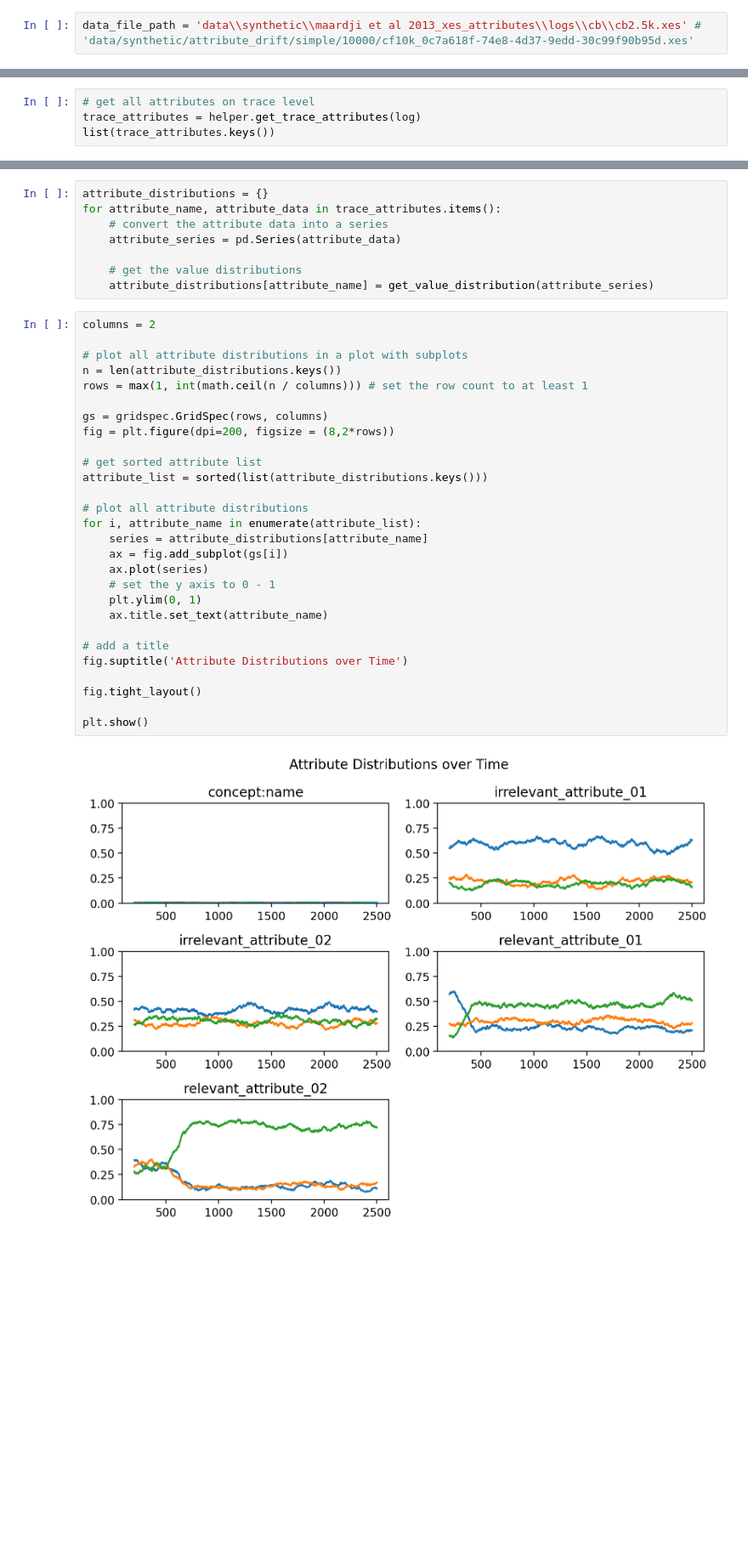
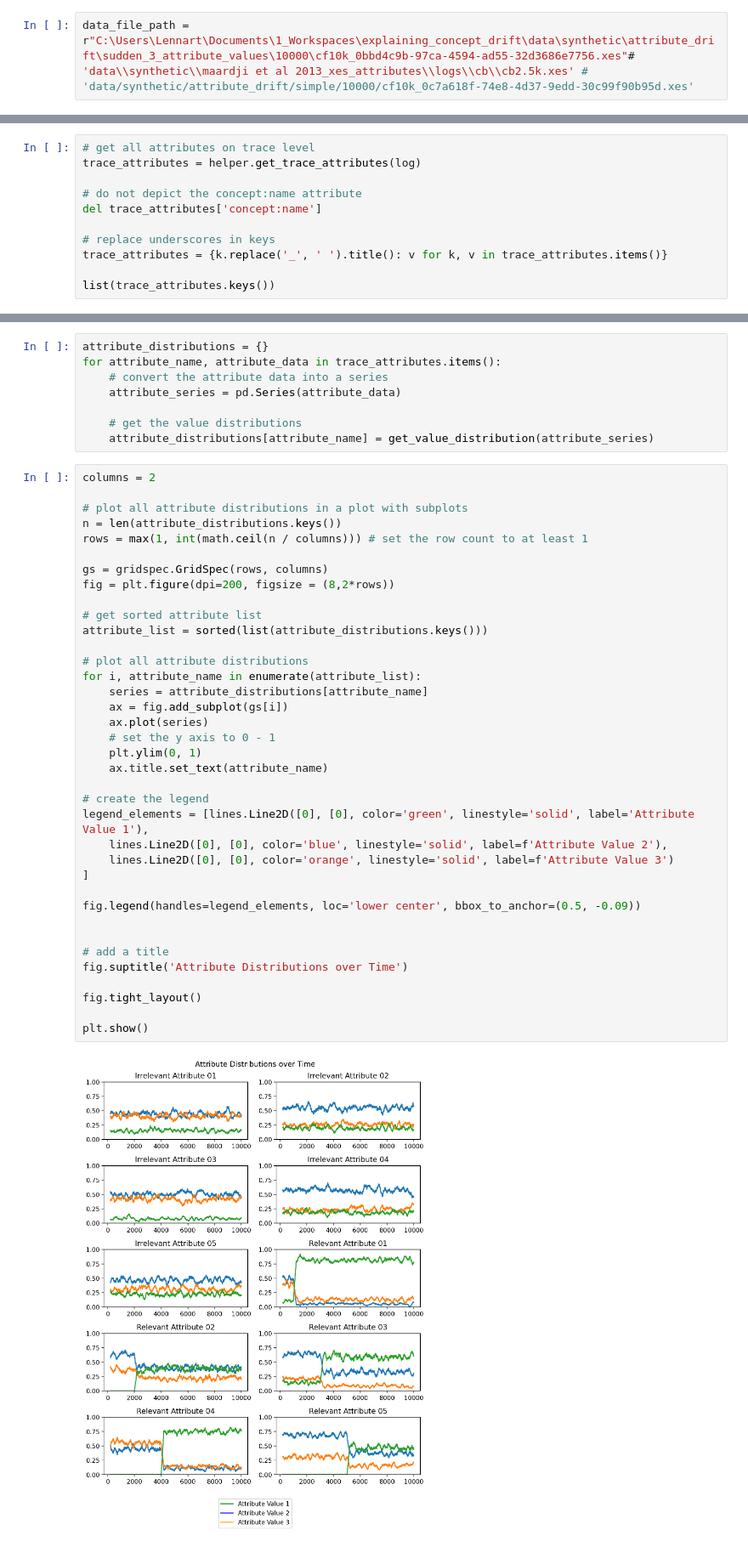
Before and after one commit to lennartebert/explaining_concept_drift, a Jupyter notebook: 20_visualize_attributes.ipynb, the cells around one changed output, grey strips where cells are left out. Shown at 85% size. Drawn from its saved outputs; the diff is of its cells as text; blank space fills up the shorter version.

```diff
--- a/20_visualize_attributes.ipynb
+++ b/20_visualize_attributes.ipynb
@@ -16,7 +16,7 @@ from matplotlib import gridspec
 import matplotlib.pyplot as plt
 from matplotlib import lines
 # %%
-data_file_path = 'data\\synthetic\\maardji et al 2013_xes_attributes\\logs\\cb\\cb2.5k.xes' # 'data/synthetic/attribute_drift/simple/10000/cf10k_0c7a618f-74e8-4d37-9edd-30c99f90b95d.xes'
+data_file_path = r"C:\Users\Lennart\Documents\1_Workspaces\explaining_concept_drift\data\synthetic\attribute_drift\sudden_3_attribute_values\10000\cf10k_0bbd4c9b-97ca-4594-ad55-32d3686e7756.xes"# 'data\\synthetic\\maardji et al 2013_xes_attributes\\logs\\cb\\cb2.5k.xes' # 'data/synthetic/attribute_drift/simple/10000/cf10k_0c7a618f-74e8-4d37-9edd-30c99f90b95d.xes'
 # %% [markdown]
 ## Load an event log
 # %%
@@ -25,5 +25,12 @@ log = xes_importer.apply(data_file_path)
 # %%
 # get all attributes on trace level
 trace_attributes = helper.get_trace_attributes(log)
+
+# do not depict the concept:name attribute
+del trace_attributes['concept:name']
+
+# replace underscores in keys
+trace_attributes = {k.replace('_', ' ').title(): v for k, v in trace_attributes.items()}
+
 list(trace_attributes.keys())
 # %% [output]
@@ -61,30 +73,39 @@ for attribute_name, attribute_data in trace_attributes.items():
 # %%
 columns = 2
 
 # plot all attribute distributions in a plot with subplots
 n = len(attribute_distributions.keys())
 rows = max(1, int(math.ceil(n / columns))) # set the row count to at least 1
 
 gs = gridspec.GridSpec(rows, columns)
 fig = plt.figure(dpi=200, figsize = (8,2*rows))
 
 # get sorted attribute list
 attribute_list = sorted(list(attribute_distributions.keys()))
 
 # plot all attribute distributions
 for i, attribute_name in enumerate(attribute_list):
     series = attribute_distributions[attribute_name]
     ax = fig.add_subplot(gs[i])
     ax.plot(series)
     # set the y axis to 0 - 1
     plt.ylim(0, 1)
     ax.title.set_text(attribute_name)
 
+# create the legend
+legend_elements = [lines.Line2D([0], [0], color='green', linestyle='solid', label='Attribute Value 1'),
+    lines.Line2D([0], [0], color='blue', linestyle='solid', label=f'Attribute Value 2'),
+    lines.Line2D([0], [0], color='orange', linestyle='solid', label=f'Attribute Value 3')
+]
+
+fig.legend(handles=legend_elements, loc='lower center', bbox_to_anchor=(0.5, -0.09))
+
+
 # add a title
 fig.suptitle('Attribute Distributions over Time')
 
 fig.tight_layout()
 
 plt.show()
 # %% [output]
-[figure, old version]
+[figure, new version]
```
Also changed, not shown: parts of 2 cells of this notebook, 10 other files.
